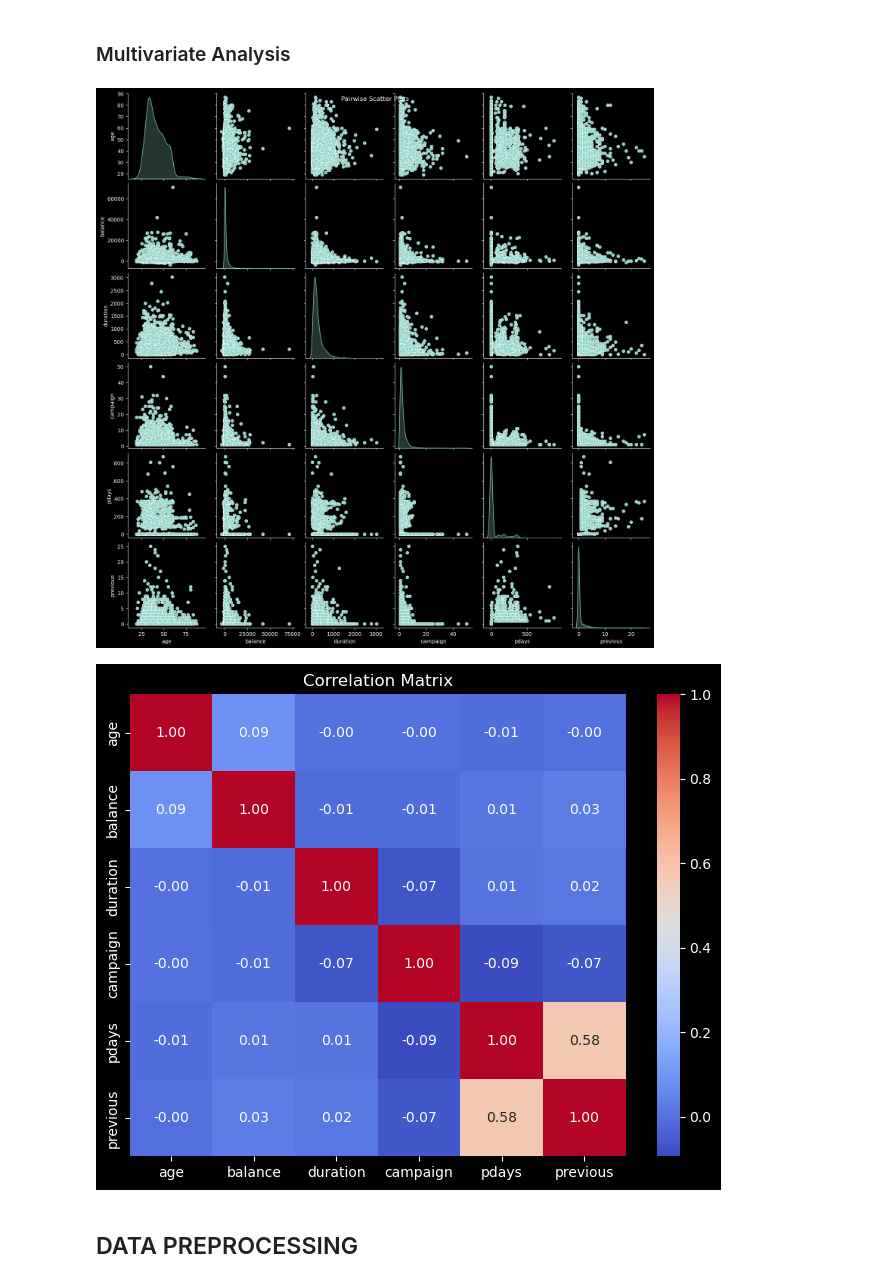
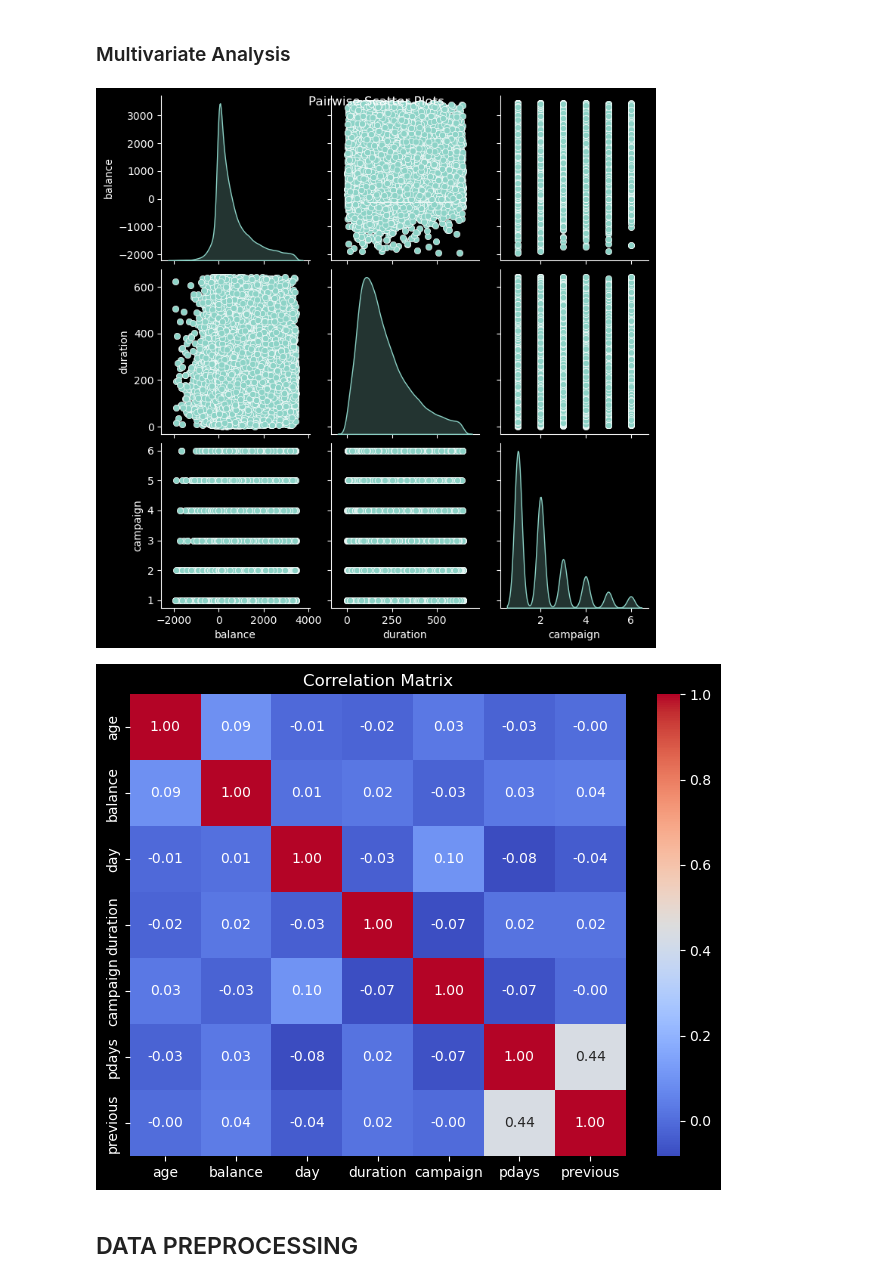
Before and after one commit to marwa9975/CUSTOMER_PURCHASE_PREDICTION, a Jupyter notebook: notebook.ipynb, the cells around one changed output. Saved outputs shown, nothing was run; the diff lists cells and outputs as text; code cells hidden in the pictures.

```diff
--- a/notebook.ipynb
+++ b/notebook.ipynb
@@ -84,7 +87,7 @@ class DataUnderstanding:
         return value_counts
 # %%
 # load the data
-bank = pd.read_csv('bank.csv', delimiter=';')
+bank = pd.read_csv('bank-full.csv', delimiter=';')
 bank.head()
 # %% [output]
 |  | age | job | marital | education | default | balance | housing | loan | contact | day | month | ... |
@@ -259,7 +262,7 @@ def plot_boxplots(data, column_names, title):
     plt.show()
 
 # Specify the numeric columns you want to check for outliers
-numeric_columns = ['age', 'balance', 'duration', 'campaign', 'pdays', 'previous']
+numeric_columns = ['balance', 'duration', 'campaign']
 
 # Plot box plots before removing outliers
 plot_boxplots(bank, numeric_columns, 'Box Plots Before Removing Outliers')
@@ -280,8 +283,8 @@ def remove_outliers_iqr(df, column_names):
     return outliers_removed
 
 # Detect and remove outliers
-data_no_outliers = remove_outliers_iqr(bank, numeric_columns)
+bank = remove_outliers_iqr(bank, numeric_columns)
 
 # Plot box plots after removing outliers
-plot_boxplots(data_no_outliers, numeric_columns, 'Box Plots After Removing Outliers')
+plot_boxplots(bank, numeric_columns, 'Box Plots After Removing Outliers')
 # %% [output]
@@ -407,4 +410,4 @@ sns.pairplot(data=bank[numeric_columns], diag_kind='kde')
 plt.suptitle('Pairwise Scatter Plots')
 plt.show()
 # %% [output]
-[figure, old version]
+[figure, new version]
@@ -411,12 +417,12 @@ plt.show()
 # %%
 # Correlation matrix for numerical variables
-correlation_matrix = bank[numeric_columns].corr()
+correlation_matrix = bank[numerical_columns].corr()
 plt.figure(figsize=(8, 6))
 sns.heatmap(correlation_matrix, annot=True, cmap='coolwarm', fmt=".2f")
 plt.title('Correlation Matrix')
 plt.show()
 # %% [output]
-[figure, old version]
+[figure, new version]
 # %% [markdown]
 ## DATA PREPROCESSING
 # %% [markdown]
```
Also changed, not shown: parts of 36 cells of this notebook, 3 other files.
